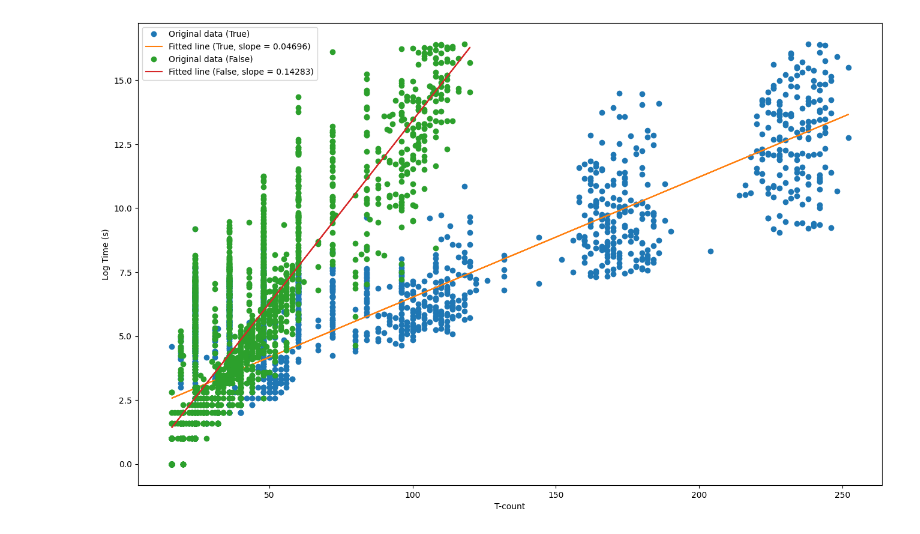
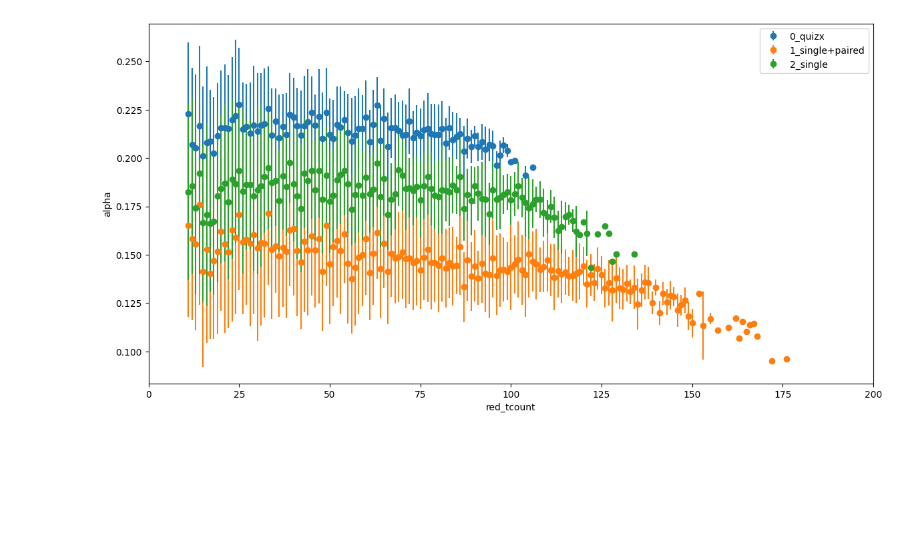
Before and after one commit to hughjazzman/quizx, a Jupyter notebook: scripts/visualize.ipynb, the cells around one changed output. Cells and saved outputs as stored; diff of their text form; code cells hidden in the pictures; blank space fills up the shorter version.

```diff
--- a/scripts/visualize.ipynb
+++ b/scripts/visualize.ipynb
@@ -161,0 +31,5 @@ data.head()
+# %%
+import matplotlib.pyplot as plt
+
+colors = plt.rcParams['axes.prop_cycle'].by_key()['color']
+markers = ('+', 'x', 'o')
@@ -162,15 +163,11 @@ data.head()
 # %%
-import matplotlib.pyplot as plt
+plt.figure(figsize=(10, 5))
 
-# Filter the data for bcc=True and bcc=False
-data_bcc_true = data[data[feat_name] == True]
-data_bcc_false = data[data[feat_name] == False]
-data_bcc_2 = data[data[feat_name] == 2]
+max_heurs = 2
 
-# Plot the data with translucent points
-plt.scatter(data_bcc_true[groupby_data], data_bcc_true['alpha'], color='blue', label=f'{feat_name}=True', alpha=0.5, marker='+')
-plt.scatter(data_bcc_false[groupby_data], data_bcc_false['alpha'], color='red', label=f'{feat_name}=False', alpha=0.5, marker='x')
-# plt.scatter(data_bcc_2[groupby_data], data_bcc_2['alpha'], color='green', label=f'{feat_name}=heur', alpha=0.5, marker='o', facecolors='none')
+for feat, color, marker in zip(sorted(data[feat_name].unique())[:max_heurs], colors, markers):
+    data_feat = data[data[feat_name] == feat]
+    plt.scatter(data_feat[groupby_data], data_feat['alpha'], label=f'{feat_name}={feat}', alpha=0.5, color=color, marker=marker)
 
 # Set the x-axis label and y-axis label
 plt.xlabel(groupby_data)
@@ -225,36 +222,94 @@ data.groupby(["qs", groupby_data,feat_name]).mean().unstack()["log_time"].plot(
 # %%
 import numpy as np
 import matplotlib.pyplot as plt
+import scipy.stats as stats
+
+metric = efficiency
 
 # Drop NaN values from the data
-grouped_data = data.replace([np.inf, -np.inf], np.nan).dropna(subset=["log_time"])
-
+grouped_data = data.replace([np.inf, -np.inf], np.nan).dropna(subset=[metric])
+max_x_grouped = 0
+min_x_grouped = np.inf
 
 # Get unique feat_name values
 unique_feats = grouped_data[feat_name].unique()
 
+# unique_feats = (MAIN_DATA,)
+
 # Plot each line for each feat_name value
-plt.figure(figsize=(16, 10))
+plt.figure(figsize=(14, 7))
 
-for feat in unique_feats:
+for feat, color in zip(unique_feats, colors):
     # Filter data for the current feat_name
     feat_data = grouped_data[grouped_data[feat_name] == feat]
-    print(feat_data.head())
+    # print(feat_data.head())
 
     # Extract x and y values for the current feat_name
     x = feat_data[groupby_data].values
-    y = feat_data["log_time"].values
+    y = feat_data[metric].values
+
+
+    # Group by the specified column and calculate mean and standard deviation
+    mean_data = feat_data.groupby(groupby_data)[metric].mean()
+    std_data = feat_data.groupby(groupby_data)[metric].std()
+
+    # Extract x values (groupby_data) and y values (mean of metric)
+    x_grouped = mean_data.index.values
+    y_grouped = mean_data.values
+    yerr = std_data.values
+
+    # 6-qubit hidden shift
+    if type(unique_feats) == tuple and unique_feats == (MAIN_DATA,):
+        x = np.log2(x)
+        x_grouped = np.log2(x_grouped)
+        color = colors[1]
 
     # Fit a line to the data
     slope, intercept = np.polyfit(x, y, 1)
+    y_fit = slope * x + intercept
 
+    # x = feat_data[groupby_data].values
+    # Calculate the confidence interval
+    n = len(x)
+    t = stats.t.ppf(1 - 0.025, n - 2)  # 95% confidence interval
+    residuals = y - y_fit
+    std_err = np.sqrt(np.sum(residuals**2) / (n - 2))
+    conf_interval = t * std_err * np.sqrt(1/n + (x - np.mean(x))**2 / np.sum((x - np.mean(x))**2))
+
+    # Ensure x-values are unique for fill_between
+    unique_x, unique_indices = np.unique(x, return_index=True)
+    y_fit_unique = y_fit[unique_indices]
+    conf_interval_unique = conf_interval[unique_indices]
+
+    # if 'log' not in metric or circ == "iqp":
+    plt.errorbar(x_grouped, y_grouped, yerr=yerr, fmt='o', label=feat, color=color)
+        # if circ == "iqp":
+        #     plt.plot(x, y_fit, label=f'Fitted line ({feat}, slope = {slope:.5f})', color=color)
+
+    # else:
     # Plot the data and the fitted line
-    plt.plot(x, y, 'o', label=f'Original data ({feat})')
-    plt.plot(x, slope * x + intercept, label=f'Fitted line ({feat}, slope = {slope:.5f})')
+    # plt.plot(x, y, 'o', label=f'{feat}', color=color)
+
+    if 'log' in metric:
+        plt.plot(x, y_fit, label=f'Fitted line ({feat}, slope = {slope:.5f})', color=color)
+        plt.fill_between(unique_x, y_fit_unique - conf_interval_unique, y_fit_unique + conf_interval_unique, color=color, alpha=0.2, label=f'95% CI ({feat})')
+
+    max_x_grouped = max(max_x_grouped, max(x_grouped))
+    min_x_grouped = min(min_x_grouped, min(x_grouped))
 
 # Add labels and legend
-plt.xlabel("T-count")
-plt.ylabel("Log Time (s)")
+plt.xlabel(groupby_data)
+if type(unique_feats) == tuple and unique_feats == (MAIN_DATA,):
+    plt.xlabel(f"log {groupby_data}")
+plt.ylabel(metric)
 plt.legend()
+
+if max_x_grouped > 100:
+    min_x_grouped = 0
+    max_x_grouped = np.ceil(max_x_grouped / 50) * 50
+
+# Set x-axis to only show integer labels
+plt.xticks(np.arange(min_x_grouped, max_x_grouped + 1, max(1, (max_x_grouped - min_x_grouped) // 8)))
+
 plt.show()
 # %% [output]
@@ -278,4 +316,4 @@ plt.show()
-[figure, old version]
+[figure, new version]
 # %%
 grouped_data
 # %% [output]
```
Also changed, not shown: parts of 45 cells of this notebook, 3 other files.
